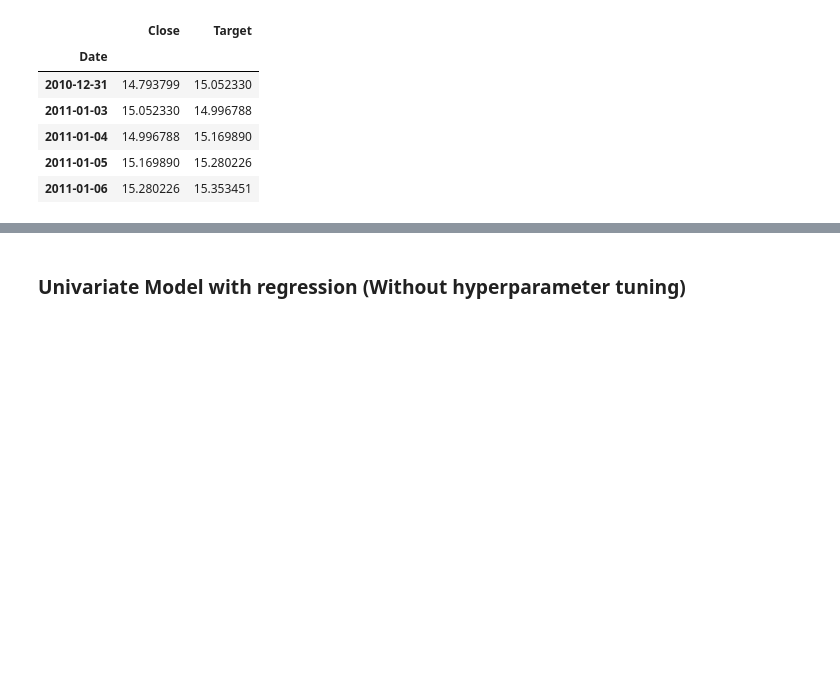
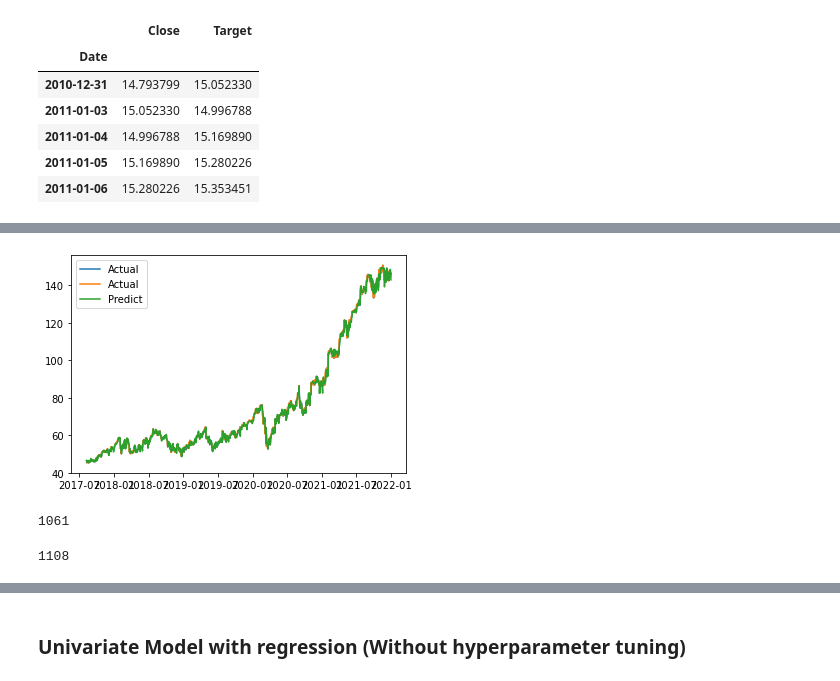
Before and after one commit to yovalishere/Finance, a Jupyter notebook: AIgorithm Trading/Time Series Analysis_ XGBoost.ipynb, the cells around one changed output, grey strips where cells are left out. Cells and saved outputs as stored; diff of their text form; code cells hidden in the pictures; blank space fills up the shorter version.

```diff
--- a/AIgorithm Trading/Time Series Analysis_ XGBoost.ipynb
+++ b/AIgorithm Trading/Time Series Analysis_ XGBoost.ipynb
@@ -42,0 +137,9 @@ df.head()
+# %%
+fig, ax = plt.subplots()
+
+ax.plot(y_test.index, y_test, label = 'Actual')
+ax.plot(y_test.index, df_pred,label = 'Predict')
+ax.legend(loc='upper left')
+plt.show()
+# %% [output]
+[figure, added]
@@ -42,0 +166,9 @@ df.head()
+# %%
+len([p for p in pred if p == 'probelmatic'])
+# %% [output]
+1061
+# %%
+len(test)
+len(pred)
+# %% [output]
+1108
```
Also changed, not shown: parts of 18 cells of this notebook.
